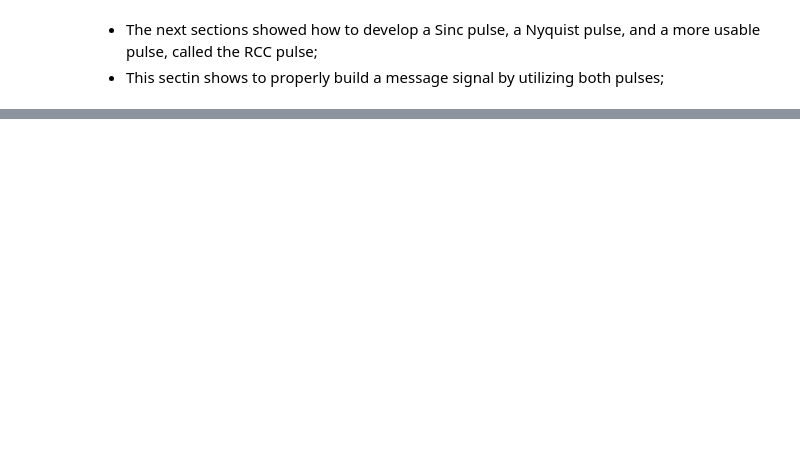
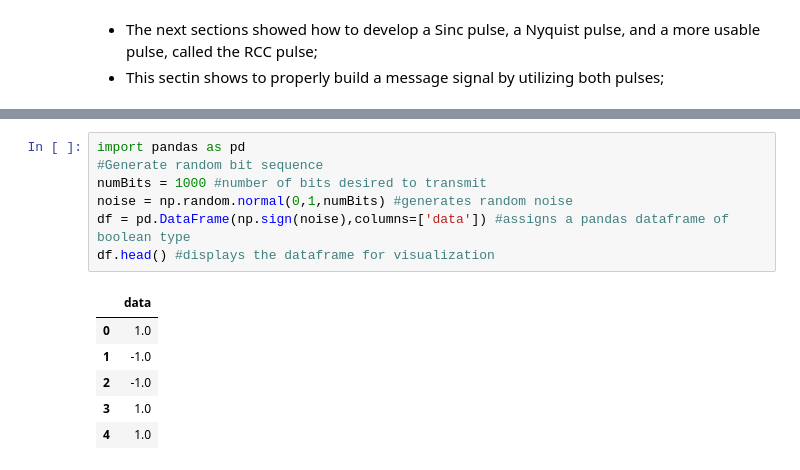
Before and after one commit to floose/py-ju-sea-dsp, a Jupyter notebook: ex1-rc-circ/LTSpice_Nyquist_pulse.ipynb, the cells around one changed output, grey strips where cells are left out. Cells and saved outputs as stored; diff of their text form; blank space fills up the shorter version.

```diff
--- a/ex1-rc-circ/LTSpice_Nyquist_pulse.ipynb
+++ b/ex1-rc-circ/LTSpice_Nyquist_pulse.ipynb
@@ -326,0 +326,14 @@ print(len(noise))
+# %%
+import pandas as pd
+#Generate random bit sequence
+numBits = 1000 #number of bits desired to transmit
+noise = np.random.normal(0,1,numBits) #generates random noise
+df = pd.DataFrame(np.sign(noise),columns=['data']) #assigns a pandas dataframe of boolean type
+df.head() #displays the dataframe for visualization
+# %% [output]
+|  | data |
+| 0 | 1.0 |
+| 1 | -1.0 |
+| 2 | -1.0 |
+| 3 | 1.0 |
+| 4 | 1.0 |
```
Also changed, not shown: parts of 7 cells of this notebook.
